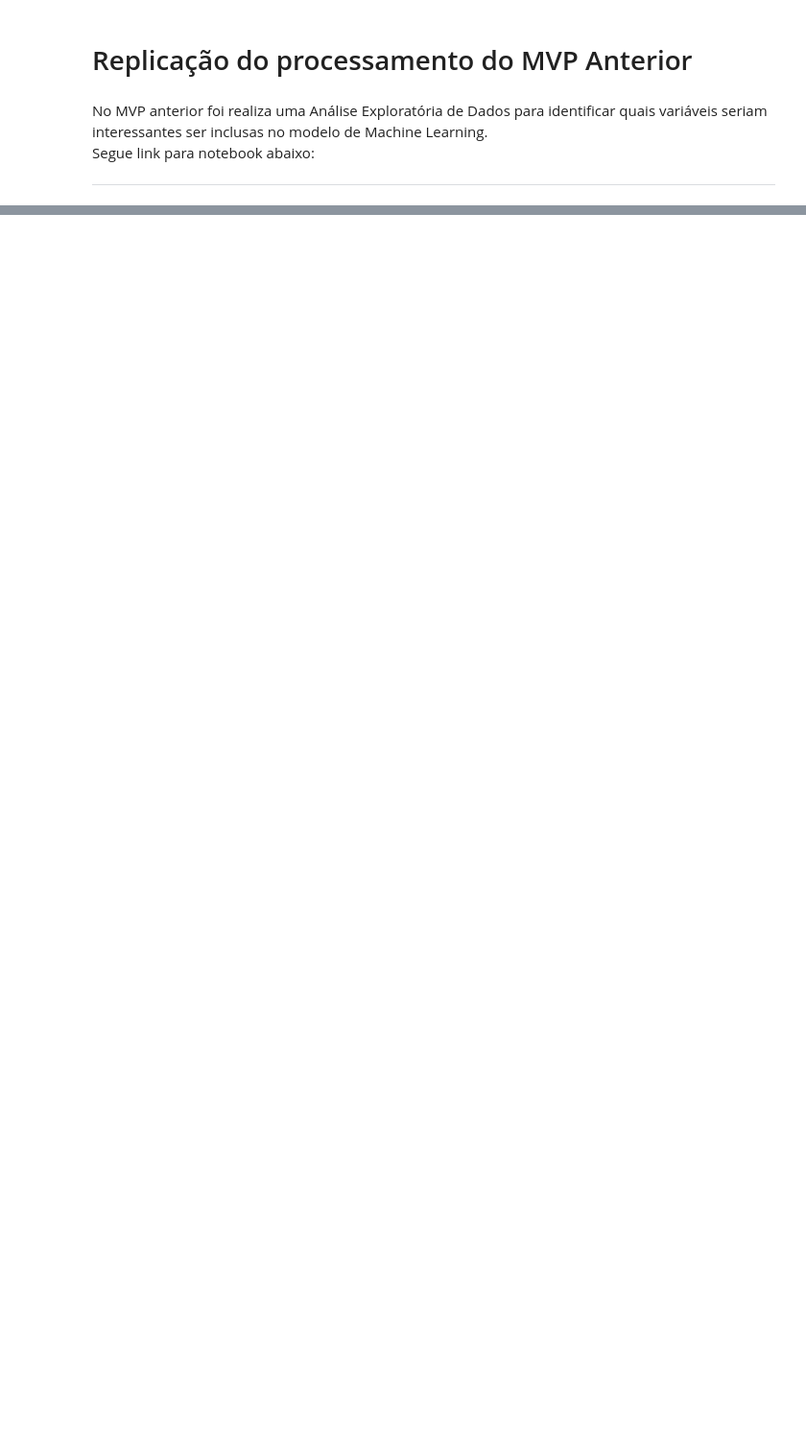
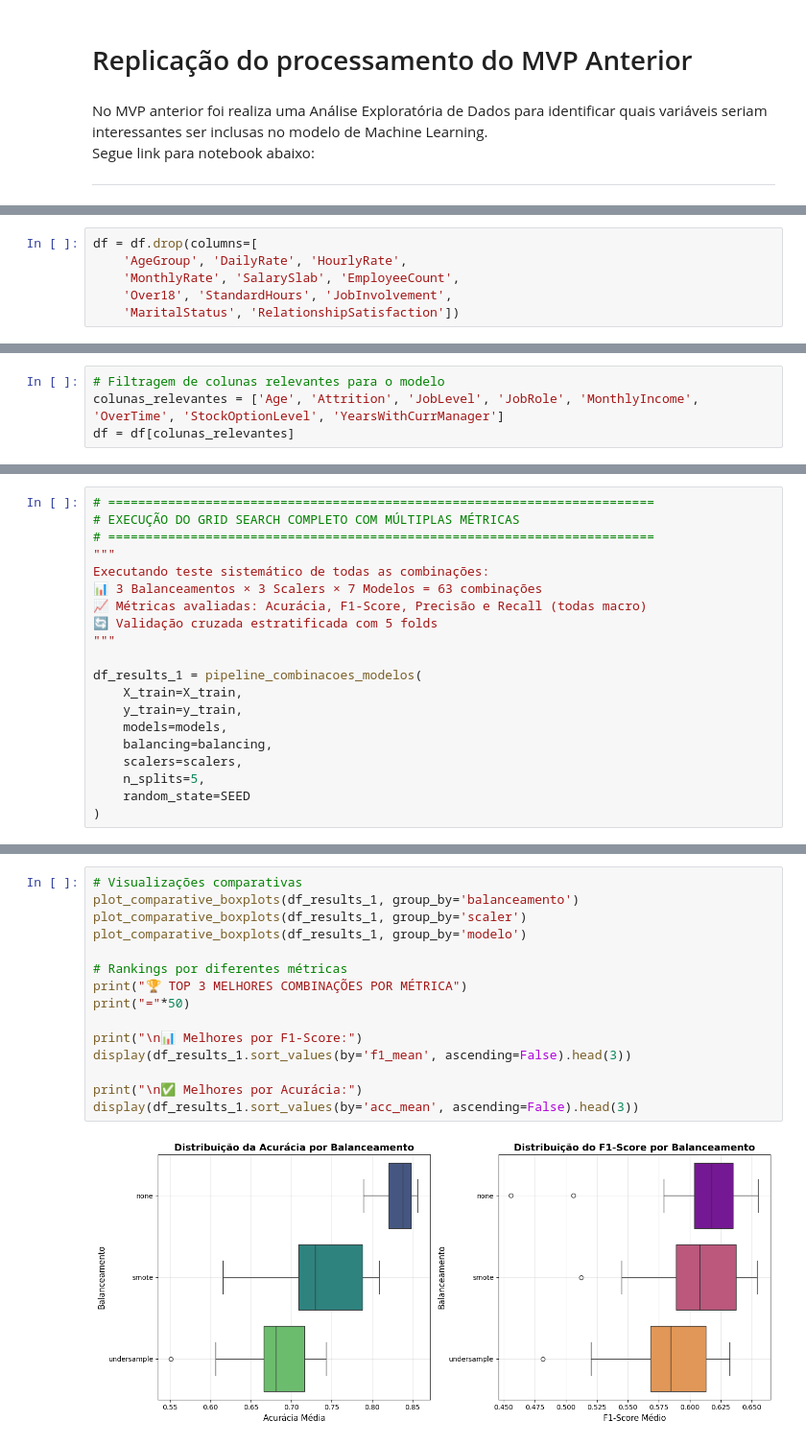
Before and after one commit to VitorMirandaAquino/pucrio-mvp-machine-learning, a Jupyter notebook: MVP_MACHINE_LEARNING.ipynb, the cells around one changed output, grey strips where cells are left out. Shown at 96% size. Cells and saved outputs as stored; diff of their text form; blank space fills up the shorter version.

Commit message:
Teste de combinações de modelos

```diff
--- a/MVP_MACHINE_LEARNING.ipynb
+++ b/MVP_MACHINE_LEARNING.ipynb
@@ -154,0 +309,6 @@ Segue link para notebook abaixo:
+# %%
+df = df.drop(columns=[
+    'AgeGroup', 'DailyRate', 'HourlyRate',
+    'MonthlyRate', 'SalarySlab', 'EmployeeCount',
+    'Over18', 'StandardHours', 'JobInvolvement',
+    'MaritalStatus', 'RelationshipSatisfaction'])
@@ -154,0 +358,4 @@ Segue link para notebook abaixo:
+# %%
+# Filtragem de colunas relevantes para o modelo
+colunas_relevantes = ['Age', 'Attrition', 'JobLevel', 'JobRole', 'MonthlyIncome', 'OverTime', 'StockOptionLevel', 'YearsWithCurrManager']
+df = df[colunas_relevantes]
@@ -154,0 +470,20 @@ Segue link para notebook abaixo:
+# %%
+# =========================================================================
+# EXECUÇÃO DO GRID SEARCH COMPLETO COM MÚLTIPLAS MÉTRICAS
+# =========================================================================
+"""
+Executando teste sistemático de todas as combinações:
+📊 3 Balanceamentos × 3 Scalers × 7 Modelos = 63 combinações
+📈 Métricas avaliadas: Acurácia, F1-Score, Precisão e Recall (todas macro)
+🔄 Validação cruzada estratificada com 5 folds
+"""
+
+df_results_1 = pipeline_combinacoes_modelos(
+    X_train=X_train,
+    y_train=y_train,
+    models=models,
+    balancing=balancing,
+    scalers=scalers,
+    n_splits=5,
+    random_state=SEED
+)
@@ -154,0 +497,17 @@ Segue link para notebook abaixo:
+# %%
+# Visualizações comparativas
+plot_comparative_boxplots(df_results_1, group_by='balanceamento')
+plot_comparative_boxplots(df_results_1, group_by='scaler')
+plot_comparative_boxplots(df_results_1, group_by='modelo')
+
+# Rankings por diferentes métricas
+print("🏆 TOP 3 MELHORES COMBINAÇÕES POR MÉTRICA")
+print("="*50)
+
+print("\n📊 Melhores por F1-Score:")
+display(df_results_1.sort_values(by='f1_mean', ascending=False).head(3))
+
+print("\n✅ Melhores por Acurácia:")
+display(df_results_1.sort_values(by='acc_mean', ascending=False).head(3))
+# %% [output]
+[figure, added]
```
Also changed, not shown: parts of 26 cells of this notebook, 1 other file.
